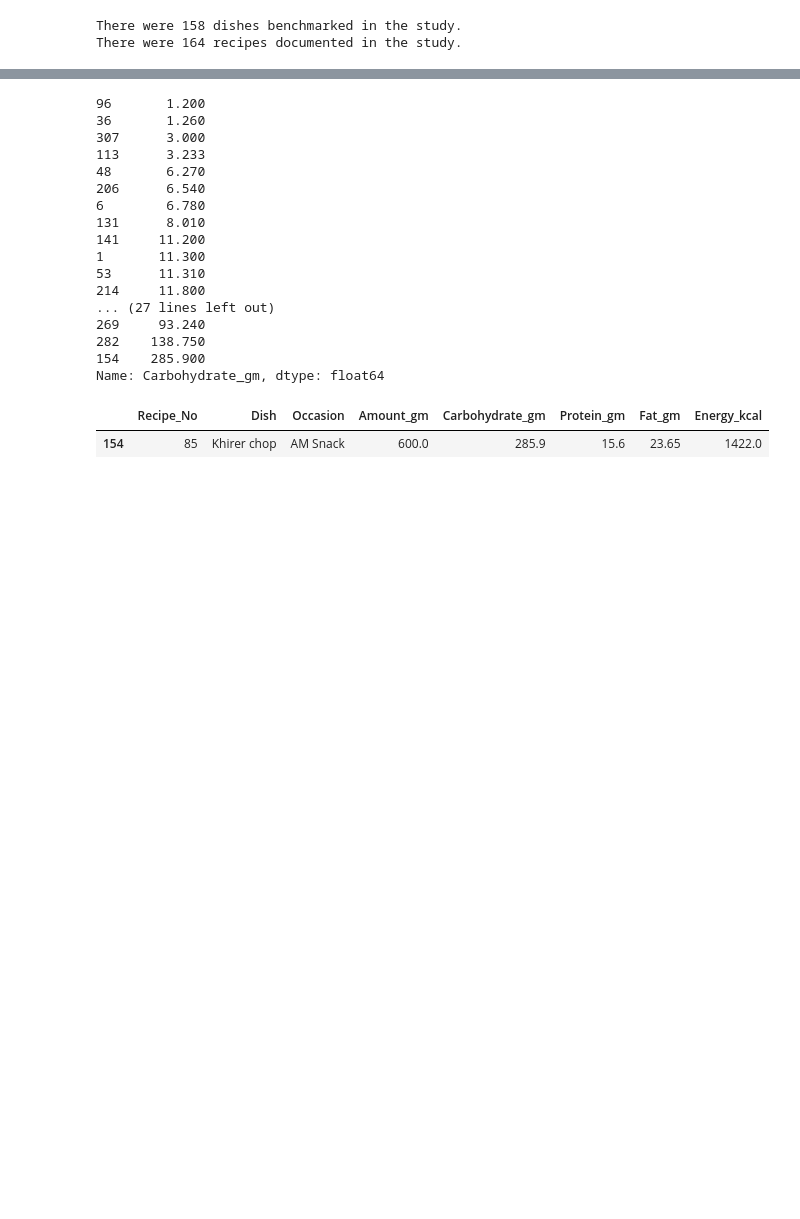
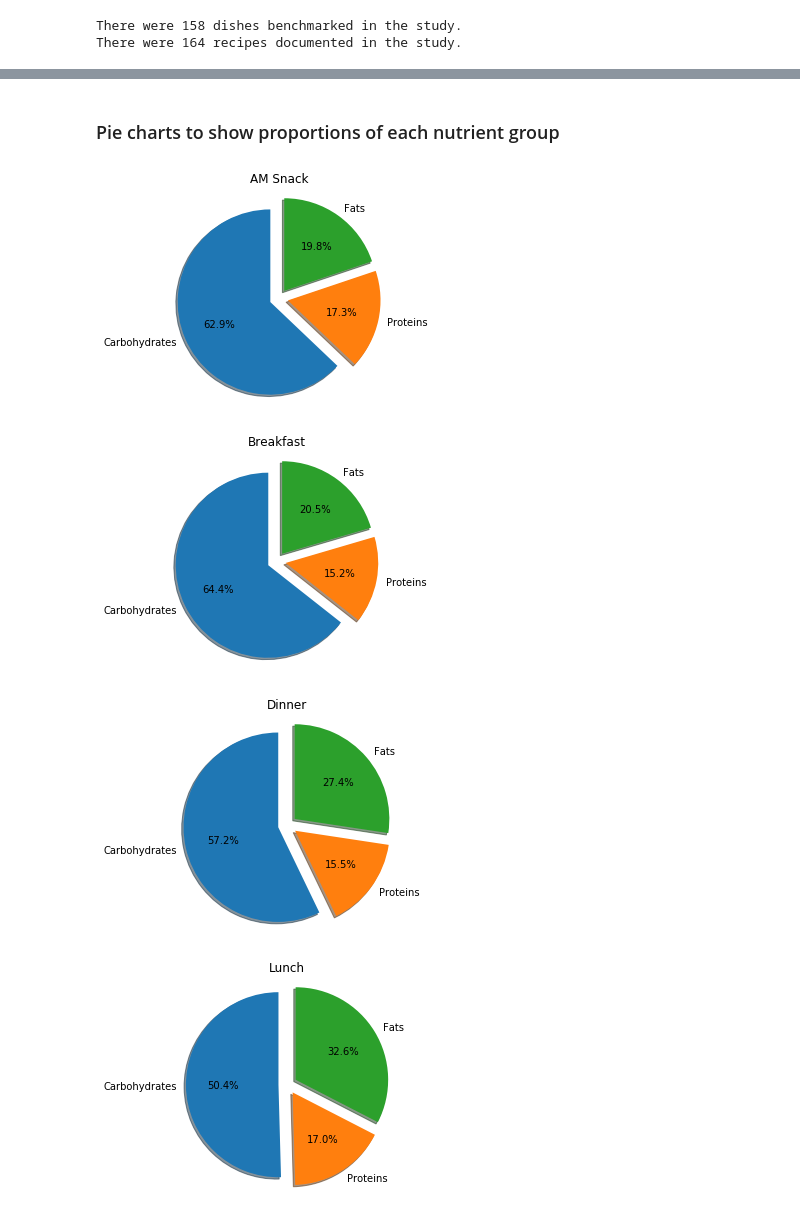
Before and after one commit to rochiecuevas/FoodChoice, a Jupyter notebook: Nutrition_data_WB.ipynb, the cells around one changed output, grey strips where cells are left out. Drawn from its saved outputs; the diff is of its cells as text; code cells hidden in the pictures; blank space fills up the shorter version.

```diff
--- a/Nutrition_data_WB.ipynb
+++ b/Nutrition_data_WB.ipynb
@@ -144,25 +158,22 @@ Text(0, 0.5, 'Energy (kcal)')
-# %%
-df2.loc[df2["Occasion"] == "AM Snack"]["Carbohydrate_gm"].sort_values(ascending = True)
-# %% [output]
-96       1.200
-36       1.260
-307      3.000
-113      3.233
-48       6.270
-206      6.540
-6        6.780
-131      8.010
-141     11.200
-1       11.300
-53      11.310
-214     11.800
-... (27 lines left out)
-269     93.240
-282    138.750
-154    285.900
-Name: Carbohydrate_gm, dtype: float64
-# %%
-df2.loc[(df2["Occasion"] == "AM Snack") & (df2.index == 154)]
-# %% [output]
-|  | Recipe_No | Dish | Occasion | Amount_gm | Carbohydrate_gm | Protein_gm | Fat_gm | Energy_kcal |
-| 154 | 85 | Khirer chop | AM Snack | 600.0 | 285.9 | 15.6 | 23.65 | 1422.0 |
+# %% [markdown]
+### Pie charts to show proportions of each nutrient group
+# %%
+labels = ["Carbohydrates", "Proteins", "Fats"]
+explode = [0.1, 0.1, 0.1]
+
+
+for x in range(0, len(df4["Occasion"])):
+    fig, ax = plt.subplots()
+    sizes = [df4["Carbohydrate_gm"]["mean"][x], df4["Protein_gm"]["mean"][x], df4["Fat_gm"]["mean"][x]]
+
+    ax.pie(sizes, explode = explode, labels = labels, autopct = '%1.1f%%', shadow = True, startangle = 90)
+    ax.axis('equal')  # Equal aspect ratio ensures that pie is drawn as a circle.
+
+    plt.title(df4["Occasion"][x])
+    plt.savefig(f"nutrient_content_{df4['Occasion'][x]}.png", dpi = 300)
+    plt.show()
+# %% [output]
+[figure, added]
+[figure, added]
+[figure, added]
+[figure, added]
```
Also changed, not shown: parts of 12 cells of this notebook.
